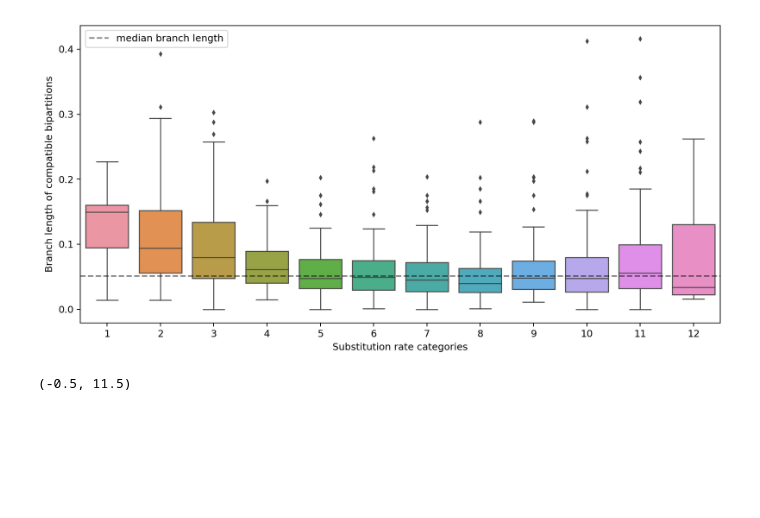
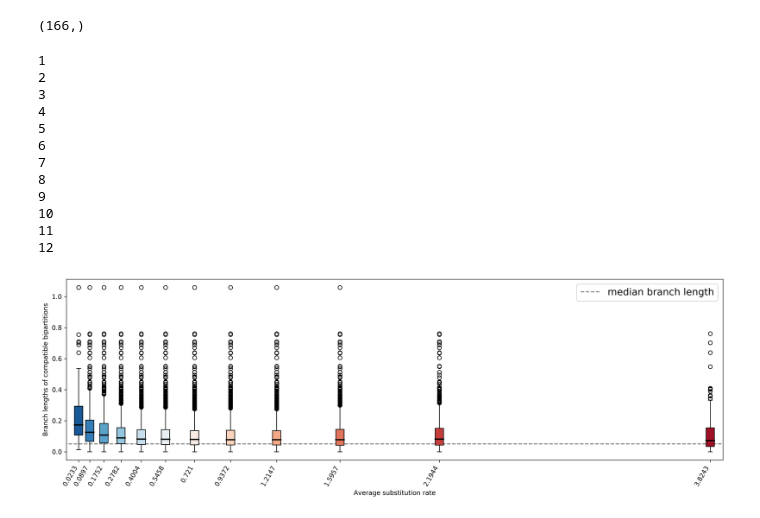
Before and after one commit to lthiberiol/jupyter_notebooks, a Jupyter notebook: site_rate/tree_cloud-hug.ipynb, the cells around one changed output. Cells and saved outputs as stored; diff of their text form; code cells hidden in the pictures; blank space fills up the shorter version.

```diff
--- a/site_rate/tree_cloud-hug.ipynb
+++ b/site_rate/tree_cloud-hug.ipynb
@@ -80,0 +59,4 @@ for category in range(1, 13):
+# %%
+archaea_branch_lengths[archaea_branch_lengths <= 0.051].shape
+# %% [output]
+(166,)
@@ -81,16 +72,54 @@ for category in range(1, 13):
+# %%
+compatible_branch_lengths = []
+for category in range(1, 13):
+    suptree = ete3.Tree('categories/%i.fu.boot.ufboot.suptree' % category)
+    compatible_branch_lengths.append(
+        [node.dist for node in suptree.traverse() if not node.is_leaf() and
+                                                     not node.is_root() and
+                                                         node.support >= 80]
+    )
+# %% [output]
+1
+2
+3
+4
+5
+6
+7
+8
+9
+10
+11
+12
+# %%
+compatible_branch_lengths = []
+for category in range(1, 13):
+    suptree = ete3.Tree('categories/%i.boot.ufboot.suptree' % category)
+    compatible_branch_lengths.append(
+        [node.dist for node in suptree.traverse() if not node.is_leaf() and
+                                                     not node.is_root() and
+                                                         node.support >= 80]
+    )
 # %%
-fig, ax = plt.subplots(dpi=180, figsize=(10,5))
-sns.boxplot(data=less_than_10_percent, ax=ax, linewidth=1, fliersize=3)
+fig, ax = plt.subplots(dpi=300, figsize=(15,5))
+boxplot = ax.boxplot(compatible_branch_lengths, positions=rates.C_Rate.tolist(),
+                     widths=0.05,
+                     patch_artist=True,
+                     boxprops={'linewidth':1},
+                     whiskerprops={'linewidth':1},
+                     medianprops={'linewidth':2,
+                                  'color':'k'},)
 ax.plot(ax.get_xlim(), [np.median(branch_lengths), np.median(branch_lengths)], '--',
         c='k', alpha=0.5, label='median branch length')
-ax.set_xticklabels(range(1,13))
-ax.set_xlabel('Substitution rate categories')
-ax.set_ylabel('Branch length of compatible bipartitions')
-ax.legend()
+
+for patch, color in zip(boxplot['boxes'], colors):
+    patch.set_facecolor(color)
+
+ax.set_xticklabels([round(n, 4) for n in rates.C_Rate.tolist()], rotation=60, ha='right')
+ax.set_xlabel('Average substitution rate')
+ax.set_ylabel('Branch lengths of compatible bipartitions')
+ax.set_xlim(-0.05,3.9)
+ax.legend(prop=dict(size=15))
 fig.tight_layout()
 # %% [output]
-[figure, old version]
+[figure, new version]
-# %%
-ax.get_xlim()
-# %% [output]
-(-0.5, 11.5)
```
Also changed, not shown: parts of 21 cells of this notebook, 13 other files.
